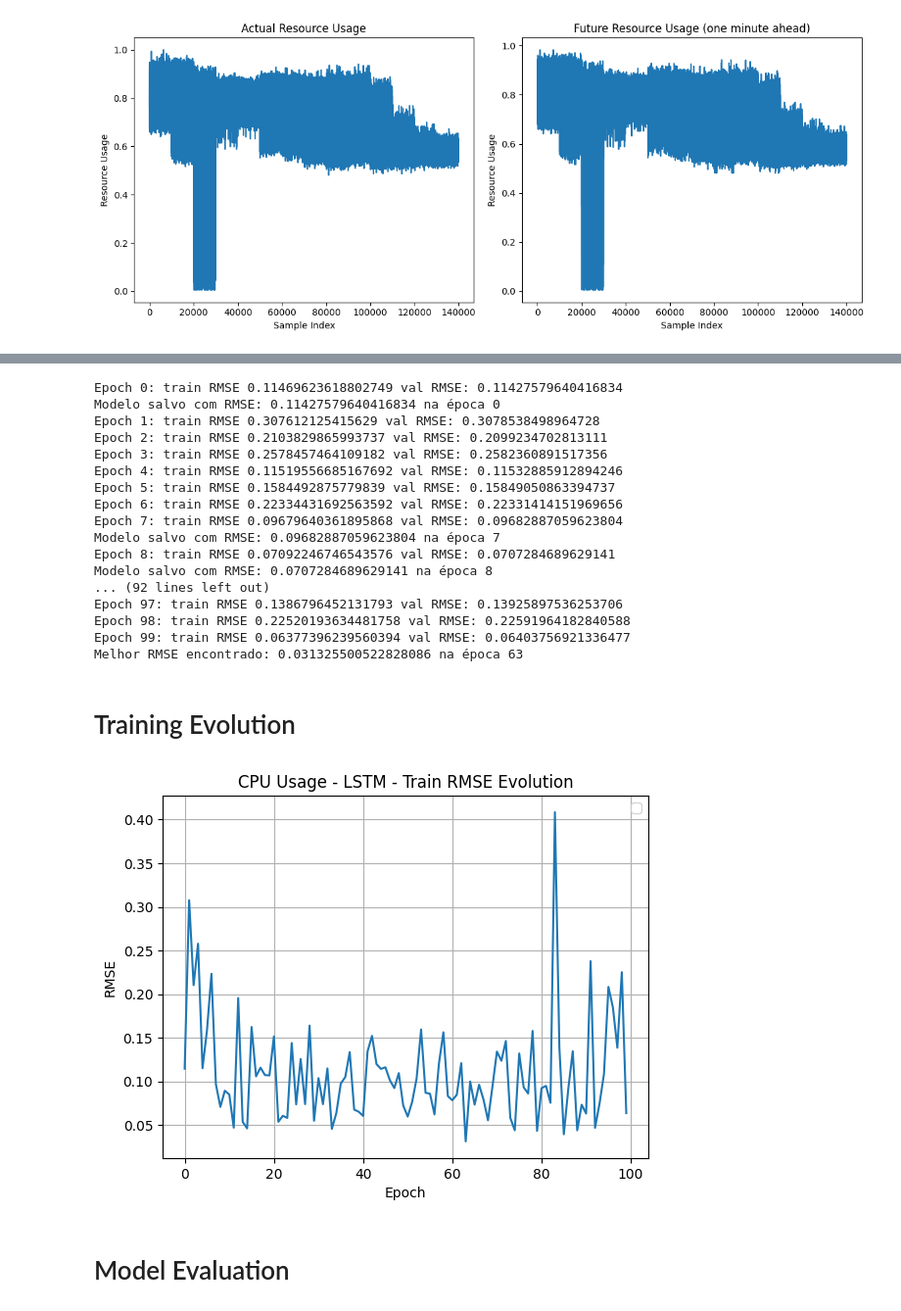
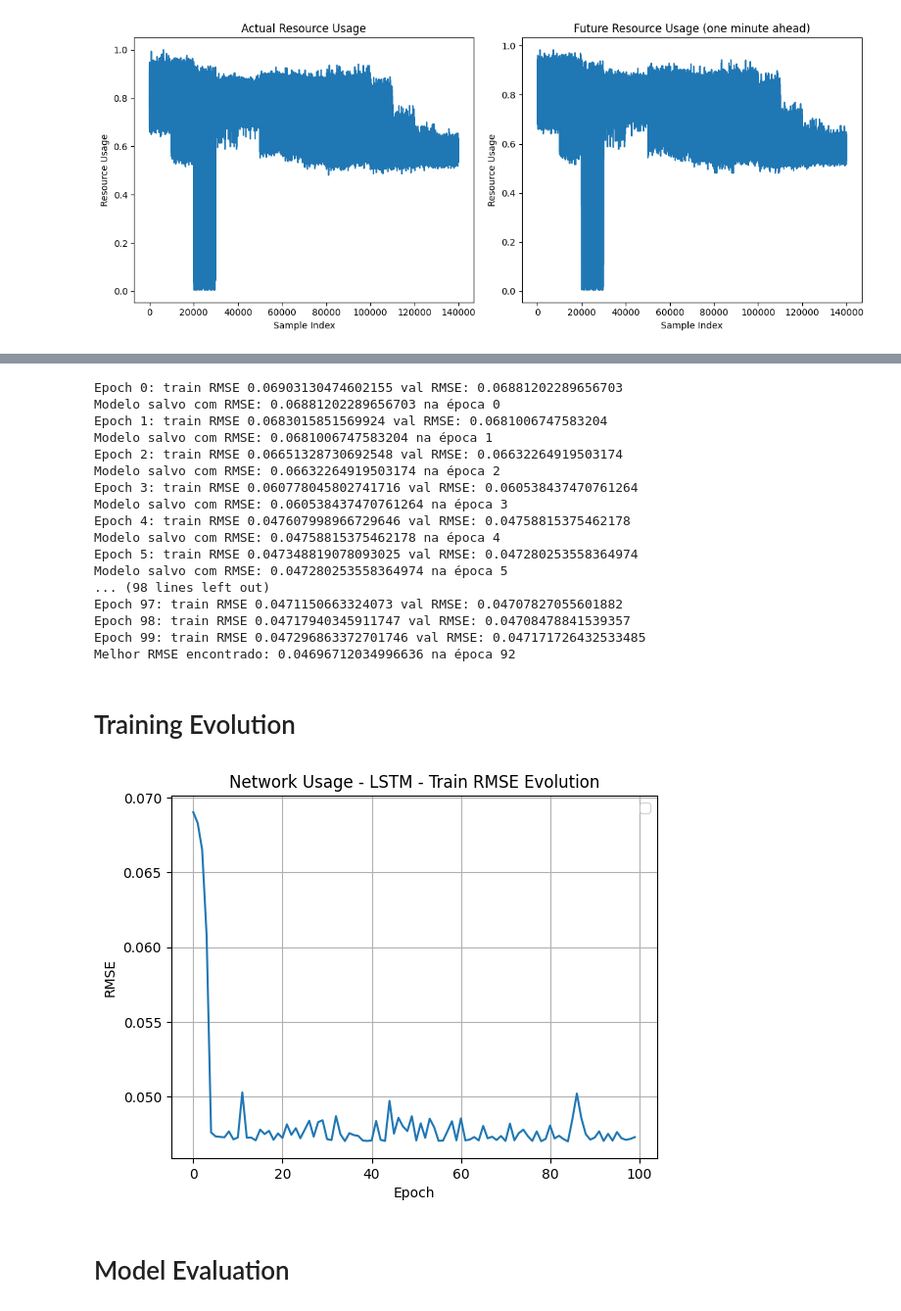
Before and after one commit to lucasmatnibezerra/FailedDetectionCloud, a Jupyter notebook: 5g3e-lstm-training.ipynb, the cells around one changed output, grey strips where cells are left out. Shown at 98% size. Drawn from its saved outputs; the diff is of its cells as text; code cells hidden in the pictures.

Commit message:
Correções e ajuste no treinamento das LSTMs

```diff
--- a/5g3e-lstm-training.ipynb
+++ b/5g3e-lstm-training.ipynb
@@ -33,3 +34,5 @@ plt.show()
 #plt.savefig(f"plots/{metric} Dataset.png", dpi=300)
 # %% [output]
 [figure]
+# %%
+X_columns = dataset.columns[:len(dataset.columns)-1]
@@ -36,5 +55,5 @@ plt.show()
 # %%
-X = np.array(dataset["X"]).reshape(-1, 1)
+X = np.array(dataset[X_columns]).reshape(-len(X_columns), len(X_columns))
 y = np.array(dataset["y"]).reshape(-1, 1)
 # %%
 X_data = torch.tensor(X)
@@ -63,9 +79,24 @@ from torch.utils.data import DataLoader, TensorDataset
 from torch.optim import Adam
 import os
 
-class CPULSTM(nn.Module):
+class SimpleLSTM(nn.Module):
     def __init__(self):
-        super(CPULSTM, self).__init__()
+        super(SimpleLSTM, self).__init__()
+
+        self.hidden_size = 256
+        self.num_layers = 3
+
+        self.lstm = nn.LSTM(input_size=40, hidden_size=self.hidden_size, num_layers=self.num_layers, batch_first=True, bidirectional=True)
+        self.linear = nn.Linear(2 * self.hidden_size, 1)
+
+    def forward(self, x):
+        x, _ = self.lstm(x)
+        x = self.linear(x)
+        return x
+
+class LSTM(nn.Module):
+    def __init__(self):
+        super(LSTM, self).__init__()
 
         self.hidden_size = 256
         self.num_layers = 3
@@ -121,7 +152,7 @@ def init_weights(module):
             elif 'weight_hh' in name:
                 nn.init.orthogonal_(param)
 
-model = CPULSTM()
+model = SimpleLSTM()
 
 device = torch.device("cuda" if torch.cuda.is_available() else "cpu")
 
@@ -129,13 +160,13 @@ optimizer = Adam(model.parameters(), lr=1e-3)
 
 loss_fn = nn.MSELoss()
 
-X_data_tensor = torch.tensor(X_data, dtype=torch.float32).clone().detach()
-y_data_tensor = torch.tensor(y_data, dtype=torch.float32).clone().detach()
+X_train_tensor = torch.tensor(X_train, dtype=torch.float32).clone().detach()
+y_train_tensor = torch.tensor(y_train, dtype=torch.float32).clone().detach()
 
 X_val_tensor = torch.tensor(X_val, dtype=torch.float32).clone().detach()
 y_val_tensor = torch.tensor(y_val, dtype=torch.float32).clone().detach()
 
-dataset = TensorDataset(X_data_tensor, y_data_tensor)
+dataset = TensorDataset(X_train_tensor, y_train_tensor)
 data_loader = DataLoader(dataset, shuffle=True, batch_size=1024)
 
 model.to(device)
@@ -164,8 +195,8 @@ for epoch in range(n_epochs):
         model.eval()
 
         # Erro treino
-        y_pred = model(X_data_tensor.to(device))
-        train_rmse = np.sqrt(loss_fn(y_pred.cpu(), y_data_tensor).item())
+        y_pred = model(X_train_tensor.to(device))
+        train_rmse = np.sqrt(loss_fn(y_pred.cpu(), y_train_tensor).item())
 
         # Erro validação
         y_val_pred = model(X_val_tensor.to(device))
@@ -198,42 +229,42 @@ for epoch in range(n_epochs):
 
 print(f"Melhor RMSE encontrado: {best_rmse} na época {best_epoch}")
 # %% [output]
-Epoch 0: train RMSE 0.11469623618802749 val RMSE: 0.11427579640416834
-Modelo salvo com RMSE: 0.11427579640416834 na época 0
-Epoch 1: train RMSE 0.307612125415629 val RMSE: 0.3078538498964728
-Epoch 2: train RMSE 0.2103829865993737 val RMSE: 0.2099234702813111
-Epoch 3: train RMSE 0.2578457464109182 val RMSE: 0.2582360891517356
-Epoch 4: train RMSE 0.11519556685167692 val RMSE: 0.11532885912894246
-Epoch 5: train RMSE 0.1584492875779839 val RMSE: 0.15849050863394737
-Epoch 6: train RMSE 0.22334431692563592 val RMSE: 0.22331414151969656
-Epoch 7: train RMSE 0.09679640361895868 val RMSE: 0.09682887059623804
-Modelo salvo com RMSE: 0.09682887059623804 na época 7
-Epoch 8: train RMSE 0.07092246746543576 val RMSE: 0.0707284689629141
-Modelo salvo com RMSE: 0.0707284689629141 na época 8
-... (92 lines left out)
-Epoch 97: train RMSE 0.1386796452131793 val RMSE: 0.13925897536253706
-Epoch 98: train RMSE 0.22520193634481758 val RMSE: 0.22591964182840588
-Epoch 99: train RMSE 0.06377396239560394 val RMSE: 0.06403756921336477
-Melhor RMSE encontrado: 0.031325500522828086 na época 63
+Epoch 0: train RMSE 0.06903130474602155 val RMSE: 0.06881202289656703
+Modelo salvo com RMSE: 0.06881202289656703 na época 0
+Epoch 1: train RMSE 0.0683015851569924 val RMSE: 0.0681006747583204
+Modelo salvo com RMSE: 0.0681006747583204 na época 1
+Epoch 2: train RMSE 0.06651328730692548 val RMSE: 0.06632264919503174
+Modelo salvo com RMSE: 0.06632264919503174 na época 2
+Epoch 3: train RMSE 0.060778045802741716 val RMSE: 0.060538437470761264
+Modelo salvo com RMSE: 0.060538437470761264 na época 3
+Epoch 4: train RMSE 0.047607998966729646 val RMSE: 0.04758815375462178
+Modelo salvo com RMSE: 0.04758815375462178 na época 4
+Epoch 5: train RMSE 0.047348819078093025 val RMSE: 0.047280253558364974
+Modelo salvo com RMSE: 0.047280253558364974 na época 5
+... (98 lines left out)
+Epoch 97: train RMSE 0.0471150663324073 val RMSE: 0.04707827055601882
+Epoch 98: train RMSE 0.04717940345911747 val RMSE: 0.04708478841539357
+Epoch 99: train RMSE 0.047296863372701746 val RMSE: 0.047171726432533485
+Melhor RMSE encontrado: 0.04696712034996636 na época 92
 # %% [markdown]
 # Training Evolution
 # %%
 import matplotlib.pyplot as plt
 
-#metric_name = "CPU Usage"
-metric_name = "Resource Usage"
+metric_name = "Network Usage"
+#metric_name = "Resource Usage"
 model_name = "LSTM"
 
 plt.plot(train_rmse_history)
 plt.title(f"{metric_name} - {model_name} - Train RMSE Evolution")
 plt.xlabel("Epoch")
 plt.ylabel("RMSE")
 plt.legend()
 plt.grid()
-plt.show()
-#plt.savefig(f"plots/{metric_name} {model_name}.png", dpi=300)
+#plt.show()
+plt.savefig(f"plots/{metric_name} {model_name}.png", dpi=300)
 # %% [output]
-[figure, old version]
+[figure, new version]
 # %% [markdown]
 # Model Evaluation
 # %%
```
Also changed, not shown: parts of 7 cells of this notebook, 1 other file.
